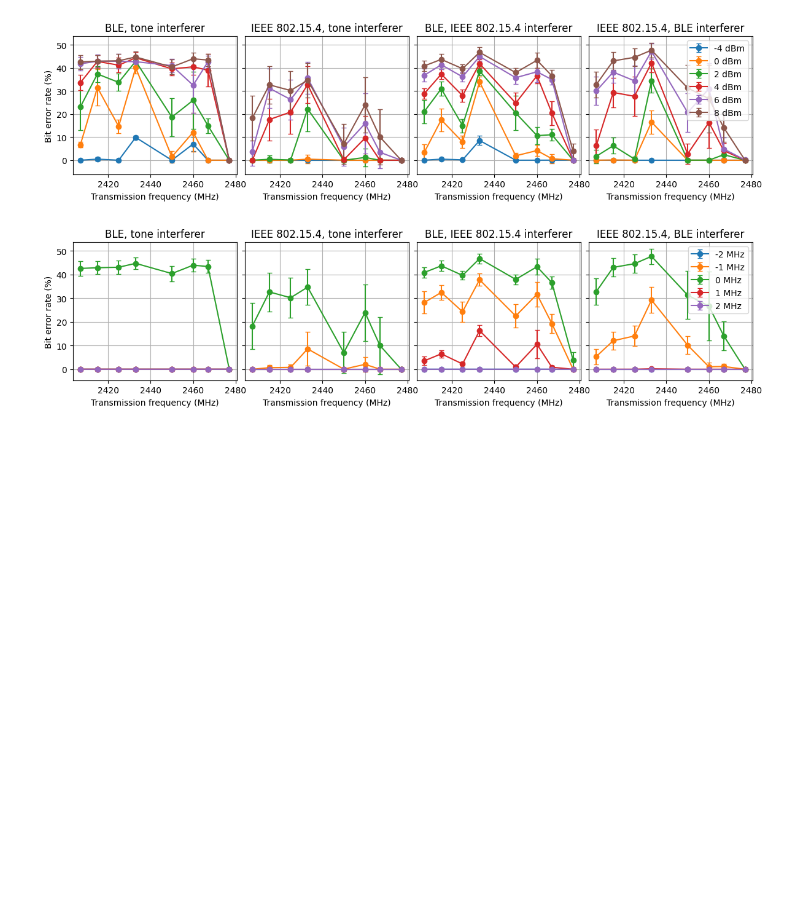
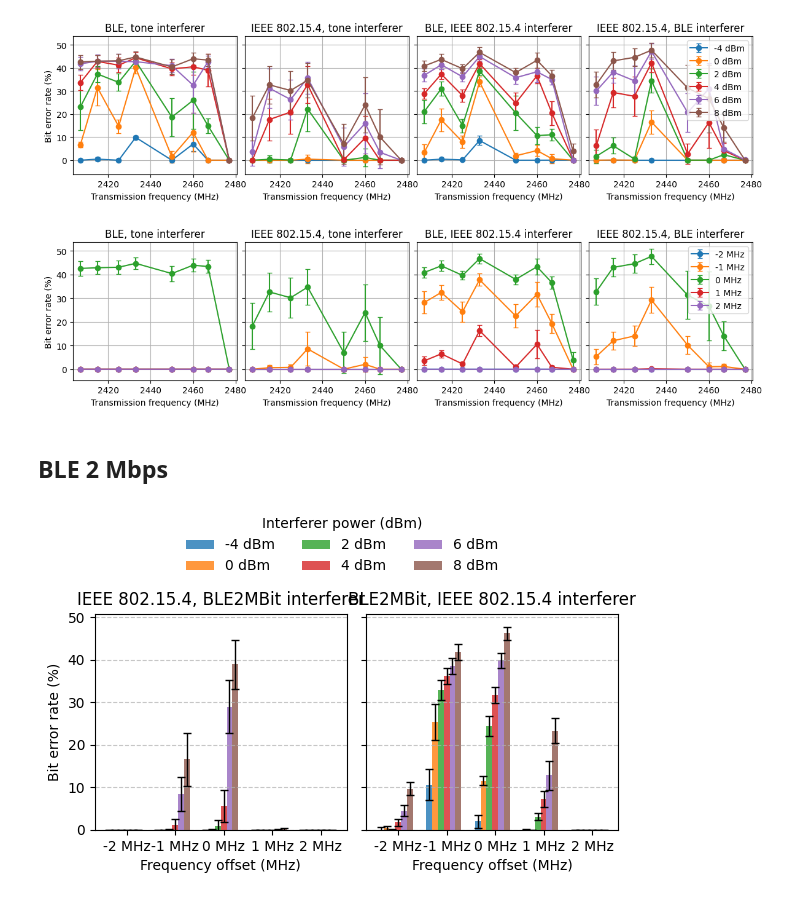
Before and after one commit to SDMote/badillosanjuan25experimental, a Jupyter notebook: python_scripts/data_analysis.ipynb, the cells around one changed output. Saved outputs shown, nothing was run; the diff lists cells and outputs as text; code cells hidden in the pictures; blank space fills up the shorter version.

```diff
--- a/python_scripts/data_analysis.ipynb
+++ b/python_scripts/data_analysis.ipynb
@@ -761,3 +769,23 @@ plot_ber_vs_frequency(all_inter_data, power_value=power_value, figsize=figsize,
 # %% [output]
 [figure]
 [figure]
+# %% [markdown]
+## BLE 2 Mbps
+# %%
+filename_2Mbps = "experiment_data/BLE_2Mbps"
+
+# Parse file names into dictionaries
+files_dict_2Mbps = parse_data_to_dictionary(filename_2Mbps)
+
+# Add bit error distribution, count and BER to each configuration (file)
+add_bit_errors_to_files_dict(files_dict_2Mbps, filename_2Mbps, reference_folder="reference_messages2")
+# %%
+plot_grouped_ber_with_subplots(files_dict_2Mbps,
+                               plot_BER=True,
+                               bar_width=0.12,
+                               max_legend_col=3,
+                               legend_vskip=0.82,
+                               saveas="figs/BER_bar_all_" + filename_2Mbps.split("_")[-1] + ".pdf",
+                               figsize=(6, 3.8),)
+# %% [output]
+[figure, added]
```
Also changed, not shown: parts of 6 cells of this notebook, 2 other files.
